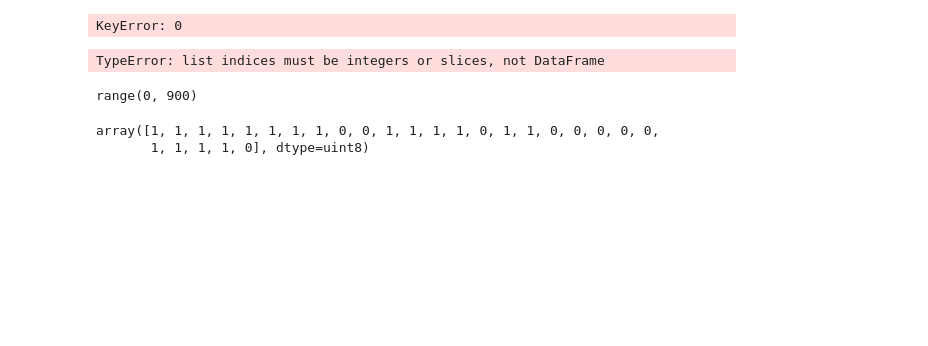
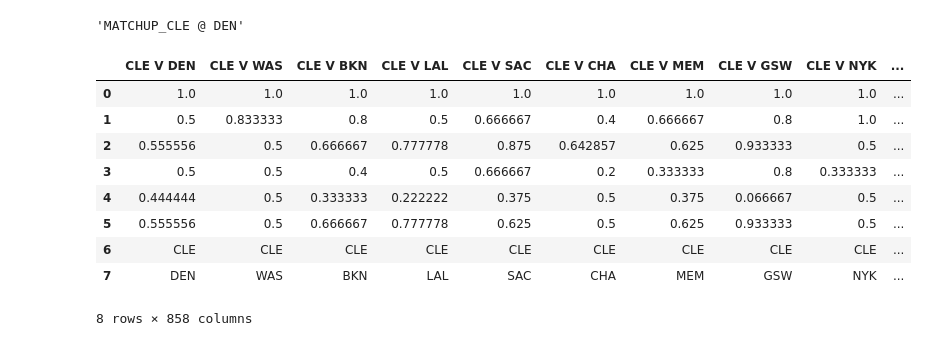
Before and after one commit to VedranaGATech/Project-4-Team-3---Machine-Learning-, a Jupyter notebook: Predictions-2.ipynb, the cells around one changed output. Cells and saved outputs as stored; diff of their text form; code cells hidden in the pictures; blank space fills up the shorter version.

```diff
--- a/Predictions-2.ipynb
+++ b/Predictions-2.ipynb
@@ -177,0 +47,9 @@ TypeError: 'builtin_function_or_method' object is not iterable
+# %%
+teams_DF = {}
+
+for item in team:
+    for index, row in df.iterrows():
+        if index < 30 and item!=team[index]:
+            teams_DF[f'{item}{index}']=df.loc[(df["MATCHUP"]== f'{item} @ {team[index]}')| (df["MATCHUP"]==f"{item} vs. {team[index]}")]
+
+teams_DF
@@ -177,0 +81,12 @@ TypeError: 'builtin_function_or_method' object is not iterable
+# %%
+DctDum = []
+for item in team:
+    for index, row in df.iterrows():
+        try:
+            if index < 30 and item!=team[index]:
+                DDUM1 = pd.get_dummies(teams_DF[f'{item}{index}'])
+                DctDum.append(DDUM1)
+        except:
+            pass
+
+DctDum[1]
@@ -178 +111,5 @@ TypeError: 'builtin_function_or_method' object is not iterable
+# %%
+DctDum[0].columns[16]
+# %% [output]
+'MATCHUP_CLE @ DEN'
 # %%
@@ -234,23 +185,18 @@ def loop_scaler(DctDum):
 
     return TrainingScore, TestingScore, ScaledTrainingScore, ScaledTestingScore, PercentageWin, PercentageLoss, For, Against, Versus
 # %%
-Score = loop_scaler(Dummies)
+Score = loop_scaler(DctDum)
 ScoreDF = pd.DataFrame(Score)
 ScoreDF = ScoreDF.rename(columns=ScoreDF.iloc[8]).drop(ScoreDF.index[8])
 ScoreDF
 # %% [output]
+|  | CLE V DEN | CLE V WAS | CLE V BKN | CLE V LAL | CLE V SAC | CLE V CHA | CLE V MEM | CLE V GSW | CLE V NYK | ... |
+| 0 | 1.0 | 1.0 | 1.0 | 1.0 | 1.0 | 1.0 | 1.0 | 1.0 | 1.0 | ... |
+| 1 | 0.5 | 0.833333 | 0.8 | 0.5 | 0.666667 | 0.4 | 0.666667 | 0.8 | 1.0 | ... |
+| 2 | 0.555556 | 0.5 | 0.666667 | 0.777778 | 0.875 | 0.642857 | 0.625 | 0.933333 | 0.5 | ... |
+| 3 | 0.5 | 0.5 | 0.4 | 0.5 | 0.666667 | 0.2 | 0.333333 | 0.8 | 0.333333 | ... |
+| 4 | 0.444444 | 0.5 | 0.333333 | 0.222222 | 0.375 | 0.5 | 0.375 | 0.066667 | 0.5 | ... |
+| 5 | 0.555556 | 0.5 | 0.666667 | 0.777778 | 0.625 | 0.5 | 0.625 | 0.933333 | 0.5 | ... |
+| 6 | CLE | CLE | CLE | CLE | CLE | CLE | CLE | CLE | CLE | ... |
+| 7 | DEN | WAS | BKN | LAL | SAC | CHA | MEM | GSW | NYK | ... |
-KeyError: 0
+8 rows × 858 columns
-# %%
-for i in DctDum:
-    DctDum[i]['WL_W']
-# %% [output]
-TypeError: list indices must be integers or slices, not DataFrame
-# %%
- range(0, len(DctDum))
-# %% [output]
-range(0, 900)
-# %%
-DctDum[1]['WL_W'].values
-# %% [output]
-array([1, 1, 1, 1, 1, 1, 1, 1, 0, 0, 1, 1, 1, 1, 0, 1, 1, 0, 0, 0, 0, 0,
-       1, 1, 1, 1, 0], dtype=uint8)
```
Also changed, not shown: parts of 12 cells of this notebook.
